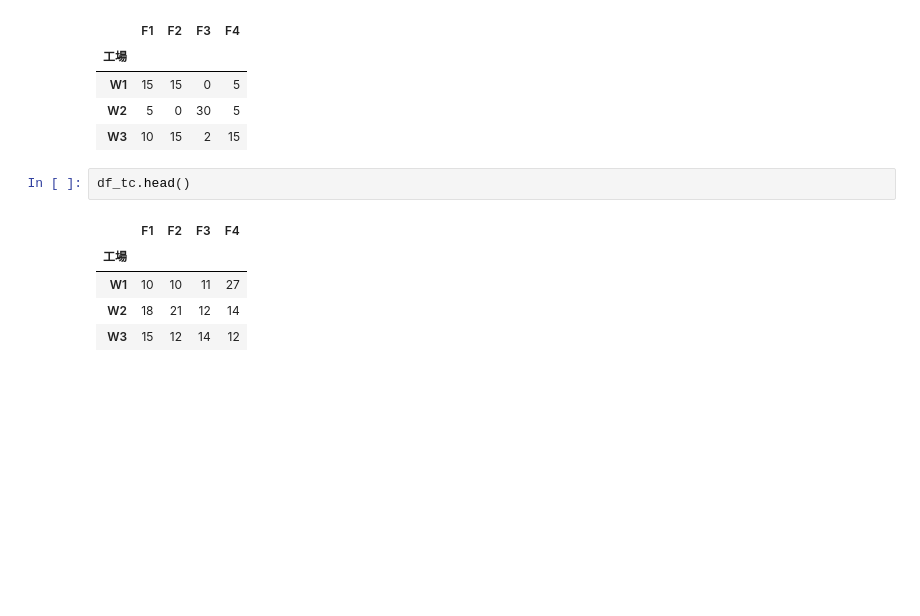
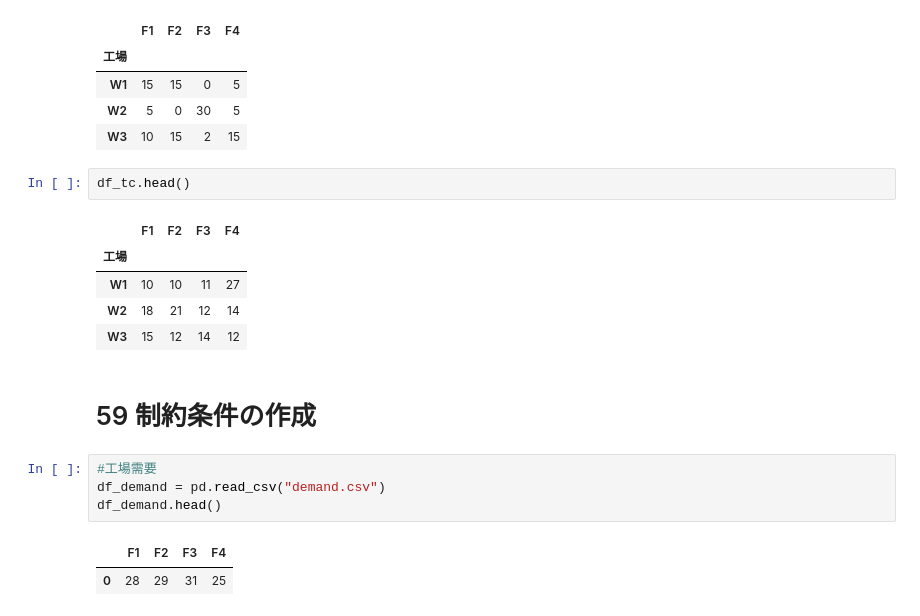
Before and after one commit to letitride/PandasDataAnalyze, a Jupyter notebook: chapter06/ch06.ipynb, the cells around one changed output. Drawn from its saved outputs; the diff is of its cells as text; blank space fills up the shorter version.

Commit message:
6.59 制約条件の作成

```diff
--- a/chapter06/ch06.ipynb
+++ b/chapter06/ch06.ipynb
@@ -295,3 +295,12 @@ df_tc.head()
 | W1 | 10 | 10 | 11 | 27 |
 | W2 | 18 | 21 | 12 | 14 |
 | W3 | 15 | 12 | 14 | 12 |
+# %% [markdown]
+# 59 制約条件の作成
+# %%
+#工場需要
+df_demand = pd.read_csv("demand.csv")
+df_demand.head()
+# %% [output]
+|  | F1 | F2 | F3 | F4 |
+| 0 | 28 | 29 | 31 | 25 |
```
Also changed, not shown: parts of 2 cells of this notebook.
